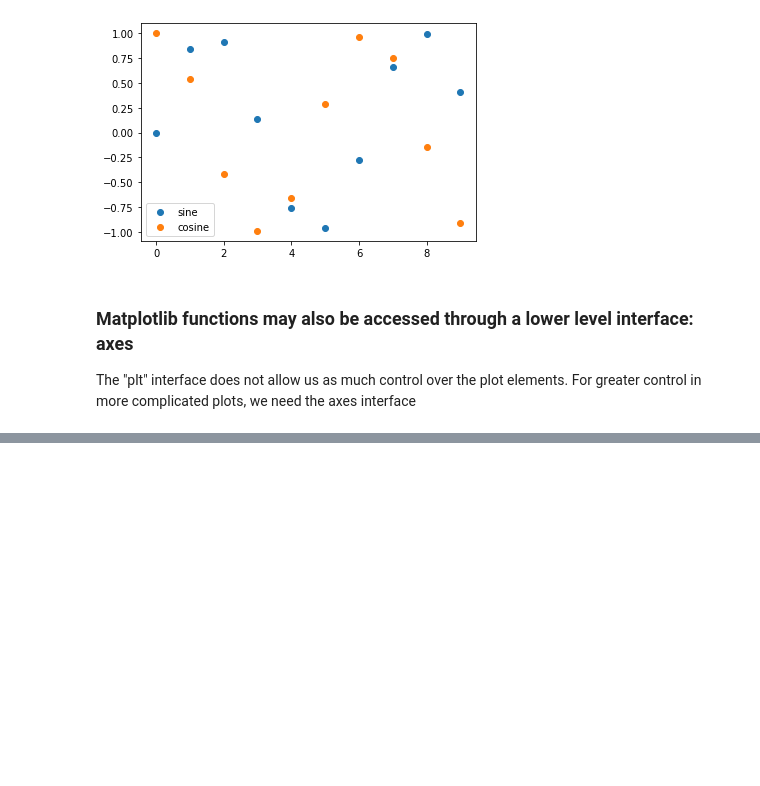
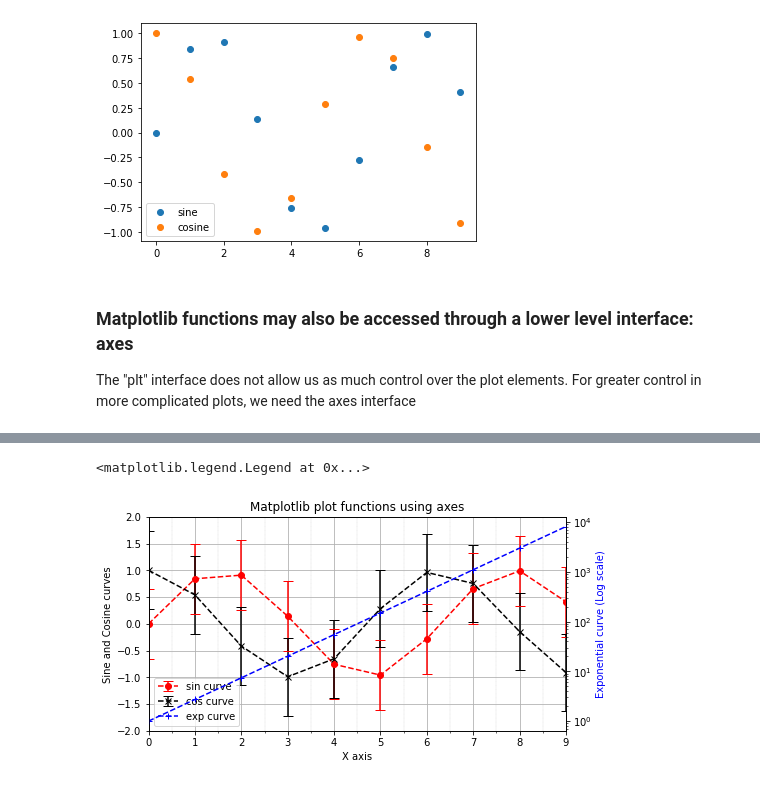
Before and after one commit to adityarn/MAR440_PythonModule, a Jupyter notebook: 03_Matplotlib.ipynb, the cells around one changed output, grey strips where cells are left out. Cells and saved outputs as stored; diff of their text form; code cells hidden in the pictures; blank space fills up the shorter version.

Commit message:
added material to matplotlib notebook

```diff
--- a/03_Matplotlib.ipynb
+++ b/03_Matplotlib.ipynb
@@ -85,0 +78,27 @@ axr.legend()
+# %%
+fig = plt.figure(figsize=(190/25.4, 100/25.4) )
+ax = plt.axes()
+
+#line1, = ax.plot(x, y, color="r", linestyle="--", label="sin curve")
+line1 = ax.errorbar(x, y, yerr=np.std(y), marker="o", color="r", linestyle="--", label="sin curve", capsize=5)
+line2 = ax.errorbar(x, z, yerr=np.std(z), marker="x", color="k", linestyle="--", label="cos curve", capsize=5)
+#ax.plot(x, np.exp(x), marker="+", color="b", linestyle="--", label="exp curve")
+axr = plt.twinx()
+line3, = axr.plot(x, np.exp(x), marker="+", color="b", linestyle="--", label="exp curve")
+
+ax.set_xlabel("X axis");
+ax.set_ylabel("Sine and Cosine curves")
+ax.set_xlim(0,9)
+ax.set_ylim(-2, 2)
+ax.set_xticks(np.arange(0.5, 9), minor=True)
+
+axr.set_ylabel("Exponential curve (Log scale)", color="b")
+axr.set_yscale("log")
+ax.set_title("Matplotlib plot functions using axes")
+
+ax.grid()
+ax.grid(which="minor", linestyle="--", linewidth=0.25)
+ax.legend([line1, line2, line3], ["sin curve", "cos curve", "exp curve"])
+# %% [output]
+<matplotlib.legend.Legend at 0x...>
+[figure, added]
```
Also changed, not shown: parts of 24 cells of this notebook.
